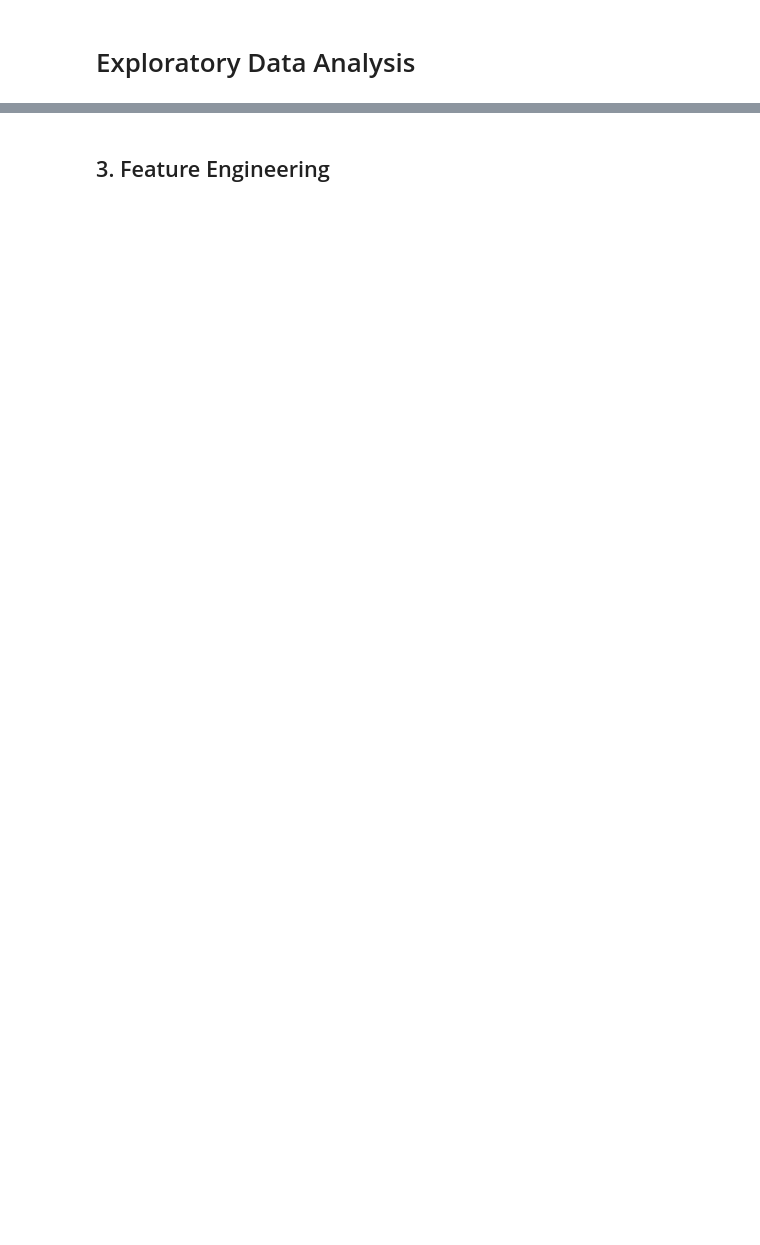
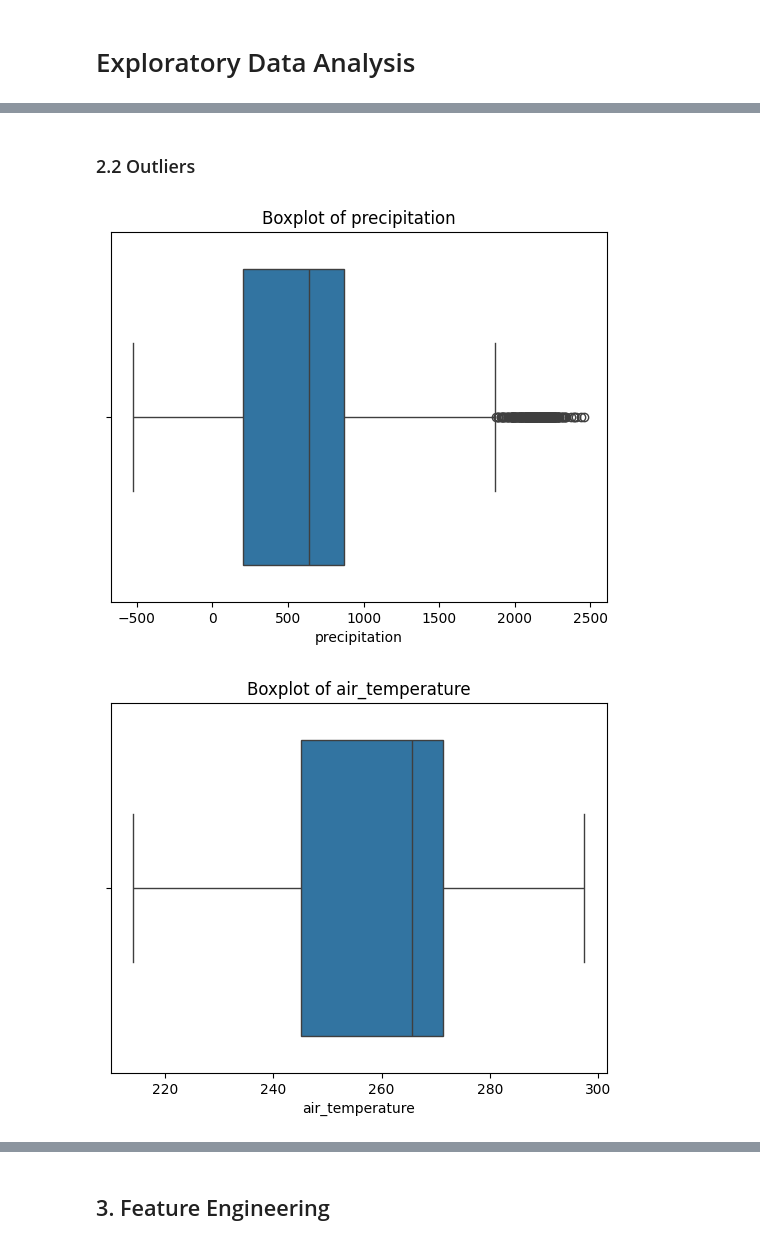
Before and after one commit to sam-mata/BSc-Hons, a Jupyter notebook: EDA.ipynb, the cells around one changed output, grey strips where cells are left out. Saved outputs shown, nothing was run; the diff lists cells and outputs as text; code cells hidden in the pictures; blank space fills up the shorter version.

```diff
--- a/EDA.ipynb
+++ b/EDA.ipynb
@@ -76,4 +2,0 @@ df.isna().sum().plot(
-# %%
-<<<<<<< LOCAL CELL DELETED >>>>>>>
-for feature in data.columns:
-    print(f"{feature}:\n{data[feature].describe()}\n")
@@ -102,10 +2,0 @@ Name: year, dtype: float64
-# %%
-# Plot the average precipitation per year with seaborn
-for feature in ["precipitation", "air_temperature", "ocean_temperature"]:
-    df.groupby("year")[feature].mean().plot(
-        kind="line",
-        title=f"Average {feature} per year",
-        xlabel="Year",
-        ylabel=feature,
-    )
-    plt.show()
@@ -127,0 +78,9 @@ sns.heatmap(df.corr())
+# %% [markdown]
+### 2.2 Outliers
+# %%
+# plot a boxplot for each feature with seaborn
+for feature in boundary_conditions:
+    plot_boxplot(df, feature)
+# %% [output]
+[figure, added]
+[figure, added]
```
Also changed, not shown: parts of 43 cells of this notebook, 11 other files.
